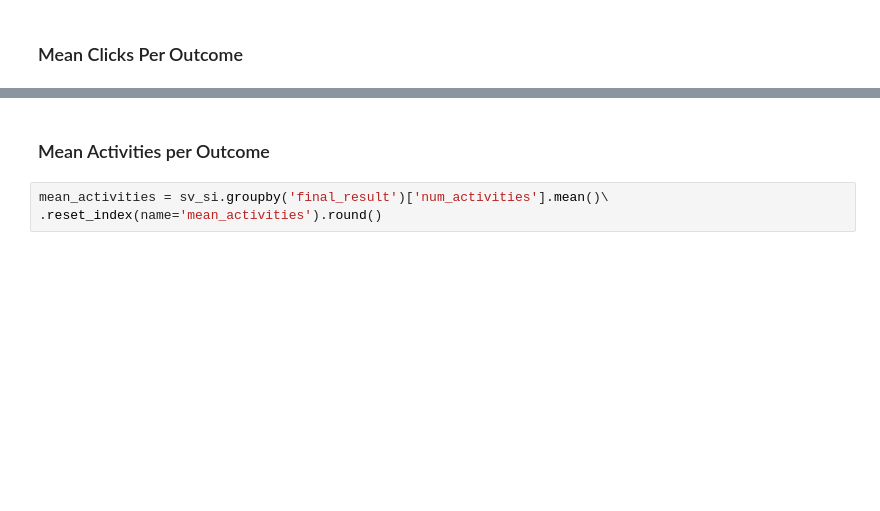
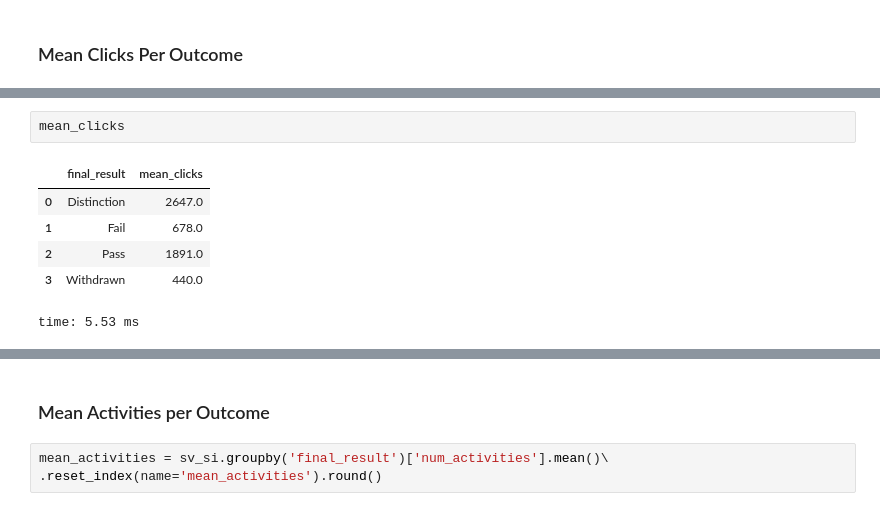
Before and after one commit to jeffreyhwatson/online_outcomes, a Jupyter notebook: notebooks/exploratory/cleaning_eda.ipynb, the cells around one changed output, grey strips where cells are left out. Drawn from its saved outputs; the diff is of its cells as text; blank space fills up the shorter version.

```diff
--- a/notebooks/exploratory/cleaning_eda.ipynb
+++ b/notebooks/exploratory/cleaning_eda.ipynb
@@ -1117,3 +1098,12 @@ time: 17.3 ms
+# %%
+mean_clicks
+# %% [output]
+|  | final_result | mean_clicks |
+| 0 | Distinction | 2647.0 |
+| 1 | Fail | 678.0 |
+| 2 | Pass | 1891.0 |
+| 3 | Withdrawn | 440.0 |
+time: 5.53 ms
 # %%
 mean_clicks.describe()
 # %% [output]
```
Also changed, not shown: parts of 159 cells of this notebook, 5 other files.
